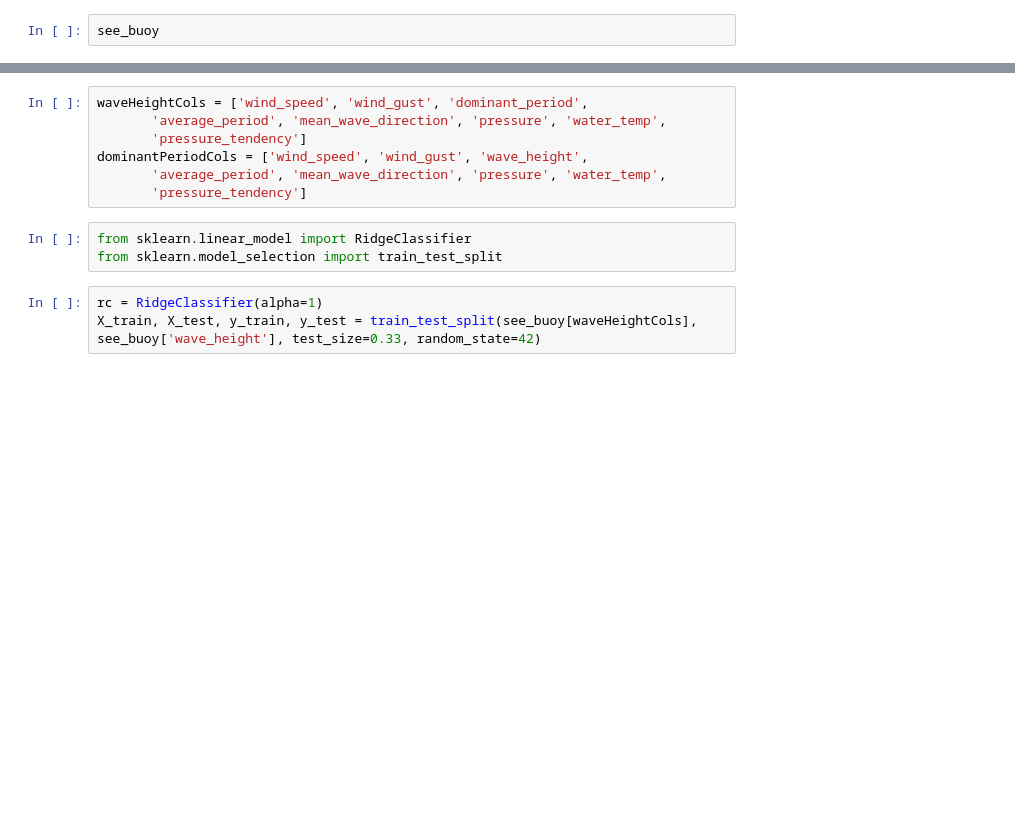
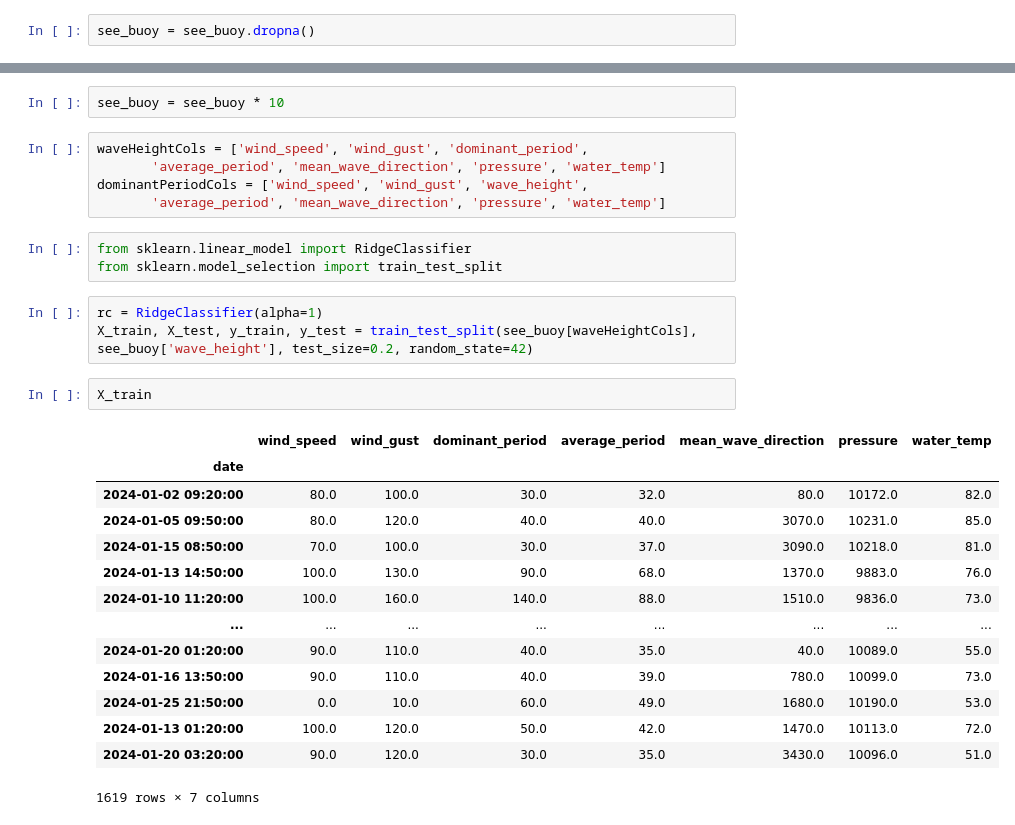
Before and after one commit to usd-cs/Benchmark-Code, a Jupyter notebook: modelOutput.ipynb, the cells around one changed output, grey strips where cells are left out. Saved outputs shown, nothing was run; the diff lists cells and outputs as text; blank space fills up the shorter version.

```diff
--- a/modelOutput.ipynb
+++ b/modelOutput.ipynb
@@ -67,2 +60,2 @@ mean = see_buoy.mean()
 # %%
-see_buoy
+see_buoy = see_buoy.dropna()
@@ -84,13 +62,30 @@ see_buoy
+# %%
+see_buoy = see_buoy * 10
 # %%
 waveHeightCols = ['wind_speed', 'wind_gust', 'dominant_period',
-       'average_period', 'mean_wave_direction', 'pressure', 'water_temp',
-       'pressure_tendency']
+       'average_period', 'mean_wave_direction', 'pressure', 'water_temp']
 dominantPeriodCols = ['wind_speed', 'wind_gust', 'wave_height',
-       'average_period', 'mean_wave_direction', 'pressure', 'water_temp',
-       'pressure_tendency']
+       'average_period', 'mean_wave_direction', 'pressure', 'water_temp']
 # %%
 from sklearn.linear_model import RidgeClassifier
 from sklearn.model_selection import train_test_split
 # %%
 rc = RidgeClassifier(alpha=1)
-X_train, X_test, y_train, y_test = train_test_split(see_buoy[waveHeightCols], see_buoy['wave_height'], test_size=0.33, random_state=42)
+X_train, X_test, y_train, y_test = train_test_split(see_buoy[waveHeightCols], see_buoy['wave_height'], test_size=0.2, random_state=42)
+# %%
+X_train
+# %% [output]
+|  | wind_speed | wind_gust | dominant_period | average_period | mean_wave_direction | pressure | water_temp |
+| date |  |  |  |  |  |  |  |
+| 2024-01-02 09:20:00 | 80.0 | 100.0 | 30.0 | 32.0 | 80.0 | 10172.0 | 82.0 |
+| 2024-01-05 09:50:00 | 80.0 | 120.0 | 40.0 | 40.0 | 3070.0 | 10231.0 | 85.0 |
+| 2024-01-15 08:50:00 | 70.0 | 100.0 | 30.0 | 37.0 | 3090.0 | 10218.0 | 81.0 |
+| 2024-01-13 14:50:00 | 100.0 | 130.0 | 90.0 | 68.0 | 1370.0 | 9883.0 | 76.0 |
+| 2024-01-10 11:20:00 | 100.0 | 160.0 | 140.0 | 88.0 | 1510.0 | 9836.0 | 73.0 |
+| ... | ... | ... | ... | ... | ... | ... | ... |
+| 2024-01-20 01:20:00 | 90.0 | 110.0 | 40.0 | 35.0 | 40.0 | 10089.0 | 55.0 |
+| 2024-01-16 13:50:00 | 90.0 | 110.0 | 40.0 | 39.0 | 780.0 | 10099.0 | 73.0 |
+| 2024-01-25 21:50:00 | 0.0 | 10.0 | 60.0 | 49.0 | 1680.0 | 10190.0 | 53.0 |
+| 2024-01-13 01:20:00 | 100.0 | 120.0 | 50.0 | 42.0 | 1470.0 | 10113.0 | 72.0 |
+| 2024-01-20 03:20:00 | 90.0 | 120.0 | 30.0 | 35.0 | 3430.0 | 10096.0 | 51.0 |
+1619 rows × 7 columns
```
Also changed, not shown: parts of 10 cells of this notebook.
